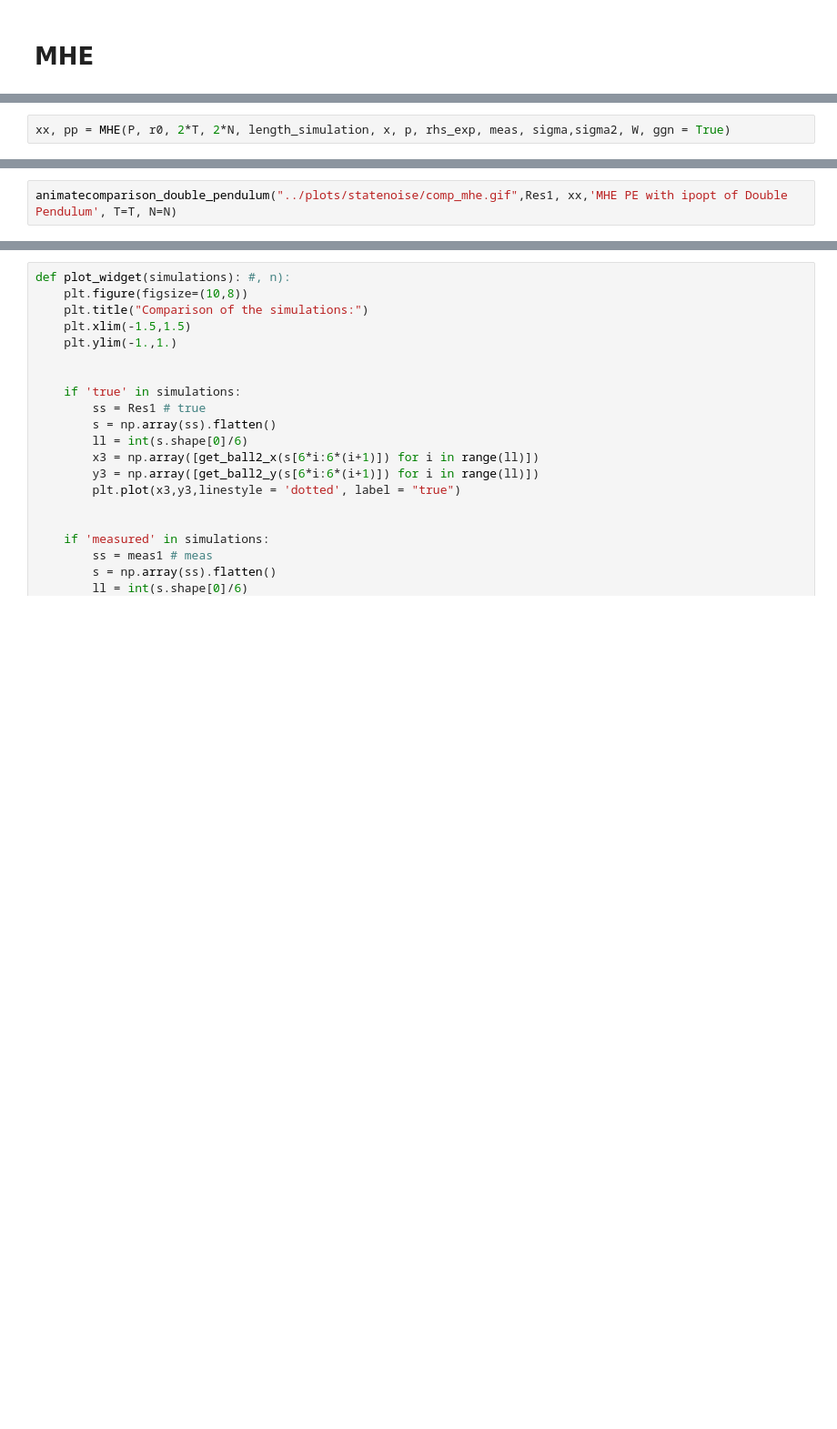
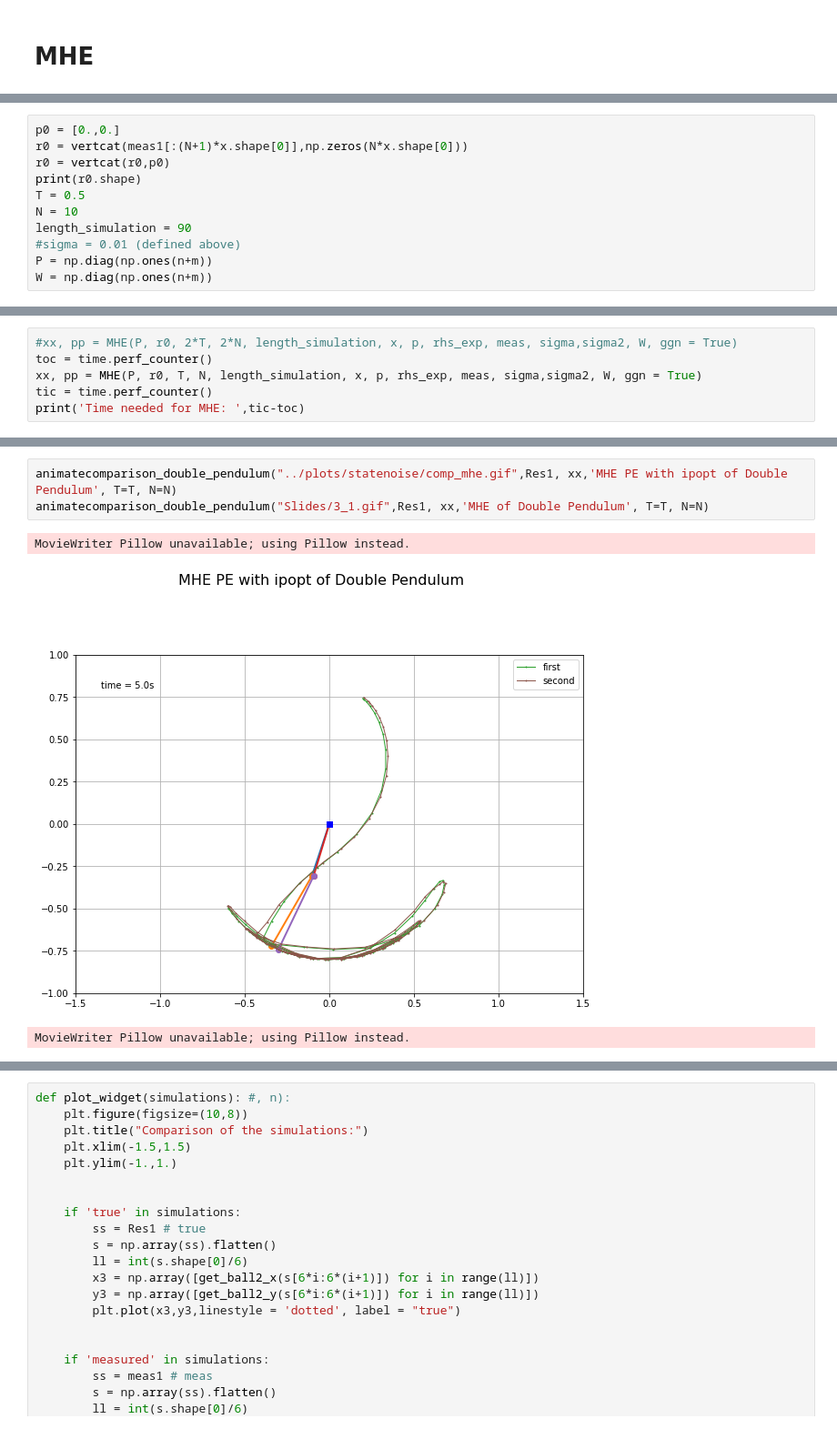
Before and after one commit to LeonieKreis/MovingHorizonEstimation, a Jupyter notebook: code/Double_Pendulum_MHE_v3_1.ipynb, the cells around one changed output, grey strips where cells are left out. Shown at 91% size. Saved outputs shown, nothing was run; the diff lists cells and outputs as text; blank space fills up the shorter version.

```diff
--- a/code/Double_Pendulum_MHE_v3_1.ipynb
+++ b/code/Double_Pendulum_MHE_v3_1.ipynb
@@ -265,0 +251,11 @@ W = 0
+# %%
+p0 = [0.,0.]
+r0 = vertcat(meas1[:(N+1)*x.shape[0]],np.zeros(N*x.shape[0]))
+r0 = vertcat(r0,p0)
+print(r0.shape)
+T = 0.5
+N = 10
+length_simulation = 90
+#sigma = 0.01 (defined above)
+P = np.diag(np.ones(n+m))
+W = np.diag(np.ones(n+m))
@@ -266,4 +264,8 @@ W = 0
 # %%
-xx, pp = MHE(P, r0, 2*T, 2*N, length_simulation, x, p, rhs_exp, meas, sigma,sigma2, W, ggn = True)
+#xx, pp = MHE(P, r0, 2*T, 2*N, length_simulation, x, p, rhs_exp, meas, sigma,sigma2, W, ggn = True)
+toc = time.perf_counter()
+xx, pp = MHE(P, r0, T, N, length_simulation, x, p, rhs_exp, meas, sigma,sigma2, W, ggn = True)
+tic = time.perf_counter()
+print('Time needed for MHE: ',tic-toc)
 # %% [output]
 starting (time horizon) loop no.  1
@@ -273,2 +293,7 @@ animate_double_pendulum("../plots/statenoise/mhe.gif", xx,'MHE PE with ipopt of
 # %%
 animatecomparison_double_pendulum("../plots/statenoise/comp_mhe.gif",Res1, xx,'MHE PE with ipopt of Double Pendulum', T=T, N=N)
+animatecomparison_double_pendulum("Slides/3_1.gif",Res1, xx,'MHE of Double Pendulum', T=T, N=N)
+# %% [output]
+MovieWriter Pillow unavailable; using Pillow instead.
+[figure, added]
+MovieWriter Pillow unavailable; using Pillow instead.
```
Also changed, not shown: parts of 22 cells of this notebook, 24 other files.
